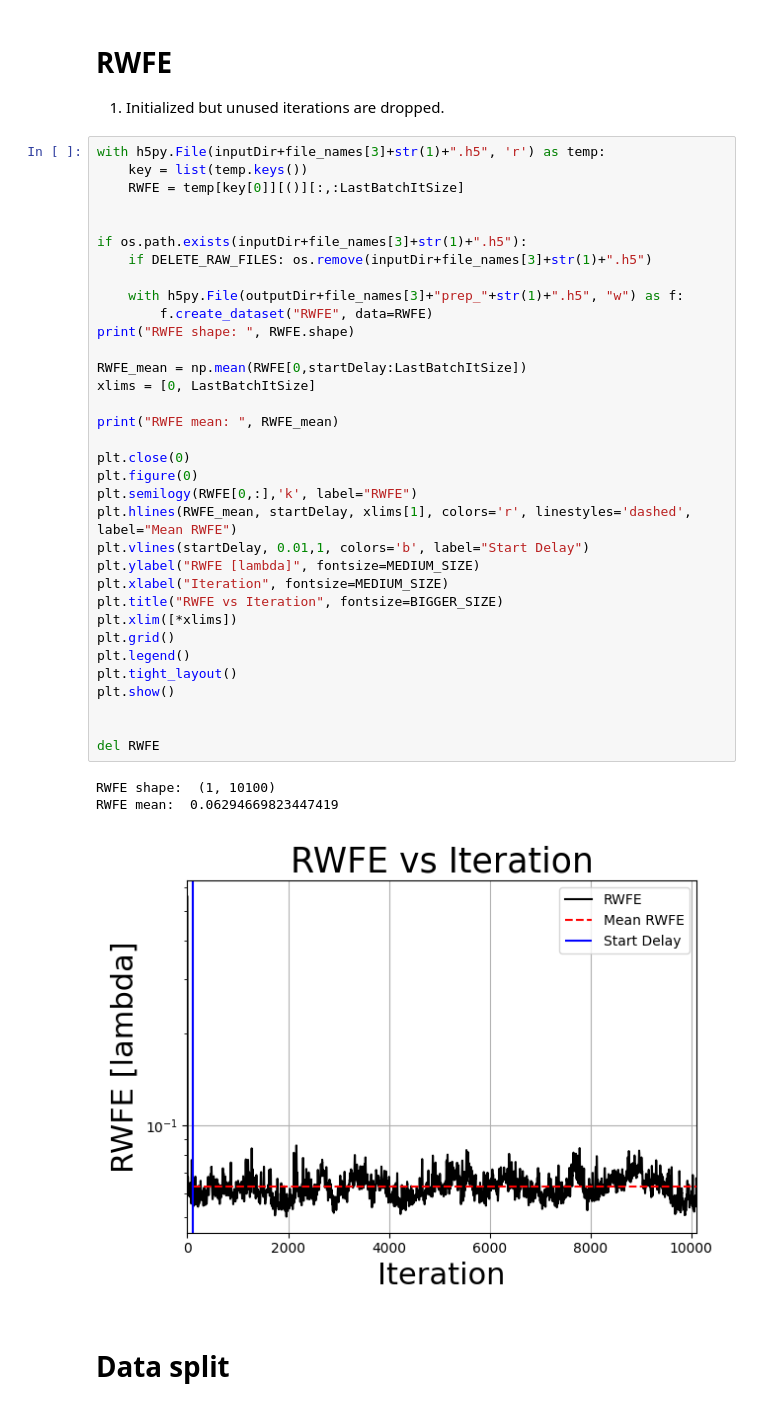
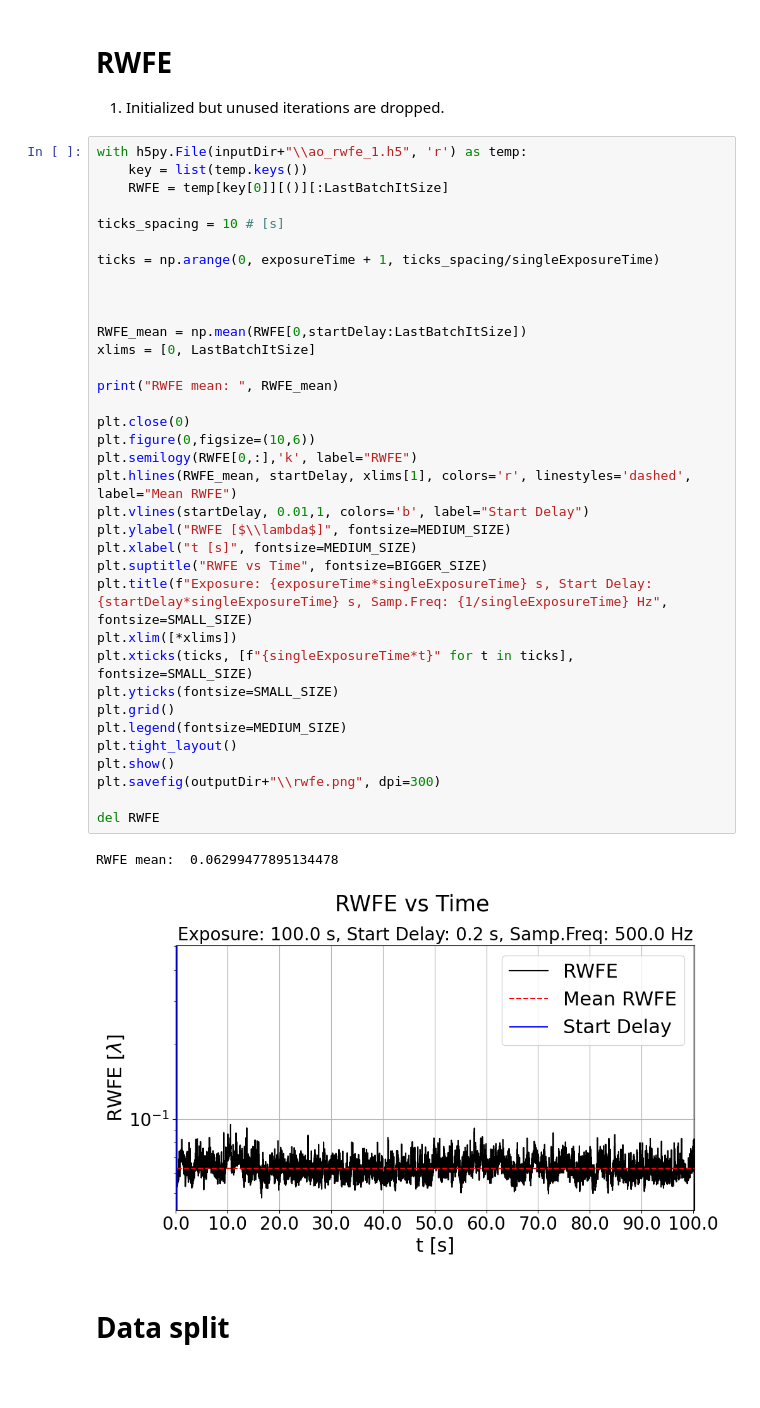
Before and after one commit to HumbertDominique/PSF-R-ML, a Jupyter notebook: preprocessing.ipynb, the cells around one changed output. Drawn from its saved outputs; the diff is of its cells as text; blank space fills up the shorter version.

Commit message:
preprocessed conparison dataset

```diff
--- a/preprocessing.ipynb
+++ b/preprocessing.ipynb
@@ -41,43 +52,43 @@ FileNotFoundError: [Errno 2] No such file or directory: 'output/metadata.txt'
 
 1. Initialized but unused iterations are dropped.
 # %%
-with h5py.File(inputDir+file_names[3]+str(1)+".h5", 'r') as temp:
+with h5py.File(inputDir+"\\ao_rwfe_1.h5", 'r') as temp:
     key = list(temp.keys())
-    RWFE = temp[key[0]][()][:,:LastBatchItSize]
+    RWFE = temp[key[0]][()][:LastBatchItSize]
+
+ticks_spacing = 10 # [s]
+
+ticks = np.arange(0, exposureTime + 1, ticks_spacing/singleExposureTime)
 
 
-if os.path.exists(inputDir+file_names[3]+str(1)+".h5"):
-    if DELETE_RAW_FILES: os.remove(inputDir+file_names[3]+str(1)+".h5")
-
-    with h5py.File(outputDir+file_names[3]+"prep_"+str(1)+".h5", "w") as f:
-        f.create_dataset("RWFE", data=RWFE)
-print("RWFE shape: ", RWFE.shape)
 
 RWFE_mean = np.mean(RWFE[0,startDelay:LastBatchItSize])
 xlims = [0, LastBatchItSize]
 
 print("RWFE mean: ", RWFE_mean)
 
 plt.close(0)
-plt.figure(0)
+plt.figure(0,figsize=(10,6))
 plt.semilogy(RWFE[0,:],'k', label="RWFE")
 plt.hlines(RWFE_mean, startDelay, xlims[1], colors='r', linestyles='dashed', label="Mean RWFE")
 plt.vlines(startDelay, 0.01,1, colors='b', label="Start Delay")
-plt.ylabel("RWFE [lambda]", fontsize=MEDIUM_SIZE)
-plt.xlabel("Iteration", fontsize=MEDIUM_SIZE)
-plt.title("RWFE vs Iteration", fontsize=BIGGER_SIZE)
+plt.ylabel("RWFE [$\\lambda$]", fontsize=MEDIUM_SIZE)
+plt.xlabel("t [s]", fontsize=MEDIUM_SIZE)
+plt.suptitle("RWFE vs Time", fontsize=BIGGER_SIZE)
+plt.title(f"Exposure: {exposureTime*singleExposureTime} s, Start Delay: {startDelay*singleExposureTime} s, Samp.Freq: {1/singleExposureTime} Hz", fontsize=SMALL_SIZE)
 plt.xlim([*xlims])
+plt.xticks(ticks, [f"{singleExposureTime*t}" for t in ticks], fontsize=SMALL_SIZE)
+plt.yticks(fontsize=SMALL_SIZE)
 plt.grid()
-plt.legend()
+plt.legend(fontsize=MEDIUM_SIZE)
 plt.tight_layout()
 plt.show()
-
+plt.savefig(outputDir+"\\rwfe.png", dpi=300)
 
 del RWFE
 # %% [output]
-RWFE shape:  (1, 10100)
-RWFE mean:  0.06294669823447419
+RWFE mean:  0.06299477895134478
-[figure, old version]
+[figure, new version]
 # %% [markdown]
 # Data split
 # %%
```
Also changed, not shown: parts of 9 cells of this notebook, 2 other files.
